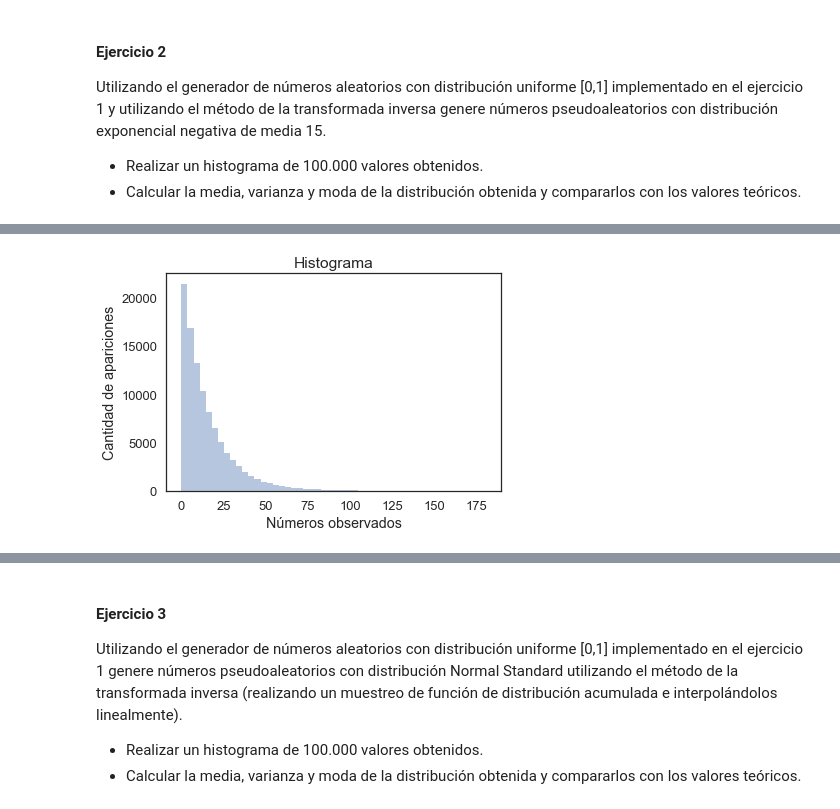
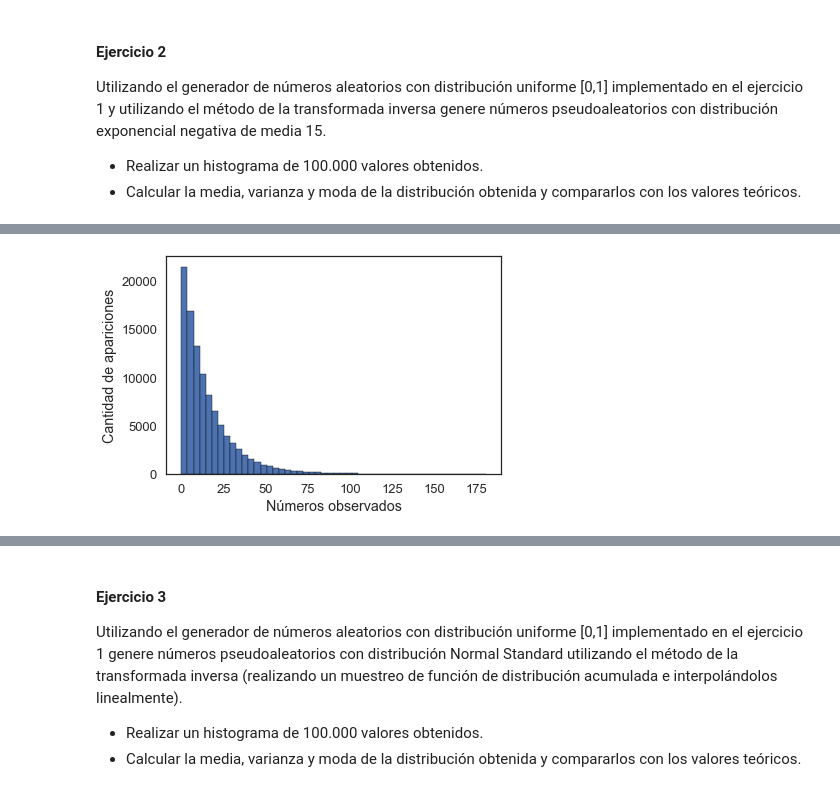
Before and after one commit to victorbravoarroyo/Simulacion, a Jupyter notebook: notebook.ipynb, the cells around one changed output, grey strips where cells are left out. Cells and saved outputs as stored; diff of their text form; code cells hidden in the pictures.

```diff
--- a/notebook.ipynb
+++ b/notebook.ipynb
@@ -13,7 +13,7 @@ from scipy import stats as st
 import seaborn as sns
 sns.set(color_codes=True)
 sns.set_palette(sns.color_palette("Set2"))
-sns.set(rc={'figure.figsize':(11,8)})
+sns.set(rc={'figure.figsize':(12,12)}, style="white", color_codes=True)
 
 
 import warnings
@@ -141,13 +107,11 @@ py.iplot(fig, filename='styled histogram')
 # %%
 plt.xlabel('Números observados')
 plt.ylabel('Cantidad de apariciones')
-plt.title('Histograma')
 
-
-sns.distplot(numsExp2, kde=False)
+sns.distplot(numsExp2, kde=False,  hist_kws={'edgecolor':'black', 'alpha':1})
 sns.set(style="white", context="talk")
 # %% [output]
-[figure, old version]
+[figure, new version]
 # %% [markdown]
 La distribución exponencial es una distribución de probabilidad continua con un parámetro
 $λ>0$
```
Also changed, not shown: parts of 41 cells of this notebook.
